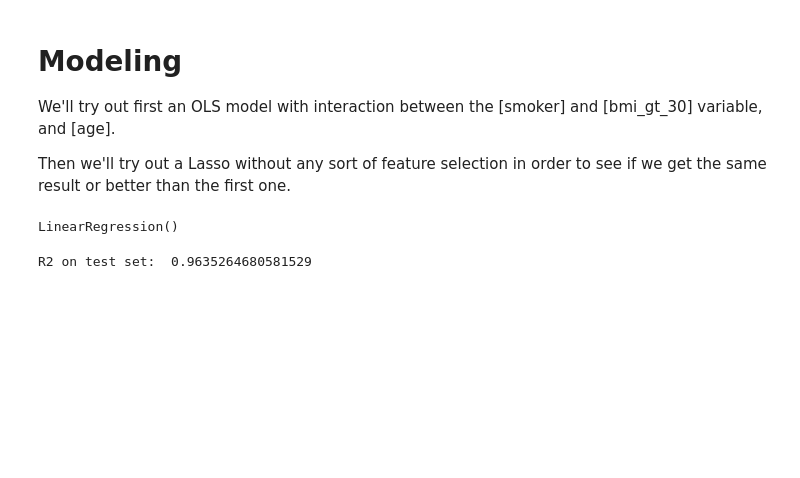
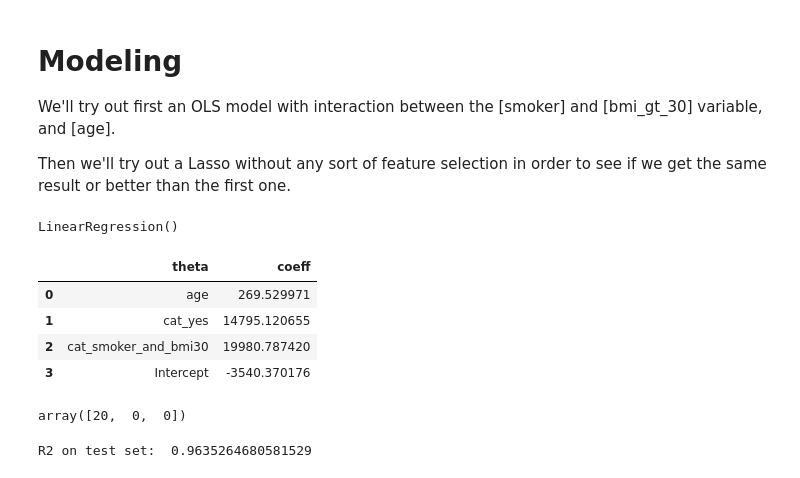
Before and after one commit to jesupb/Data_Science_Toolbox, a Jupyter notebook: 01 - OLS regression/Linear Regression Exploration.ipynb, the cells around one changed output. Cells and saved outputs as stored; diff of their text form; code cells hidden in the pictures; blank space fills up the shorter version.

```diff
--- a/01 - OLS regression/Linear Regression Exploration.ipynb
+++ b/01 - OLS regression/Linear Regression Exploration.ipynb
@@ -234,6 +234,23 @@ lin_reg.fit(X_train_1,y_train) # Note: x_0 =1 is no need to add, sklearn will ta
 #parameter_df
 # %% [output]
 LinearRegression()
+# %%
+pd.DataFrame({
+    'theta' : np.append(lin_reg.feature_names_in_, 'Intercept'),
+    'coeff' : np.append(lin_reg.coef_,lin_reg.intercept_)
+})
+# %% [output]
+|  | theta | coeff |
+| 0 | age | 269.529971 |
+| 1 | cat_yes | 14795.120655 |
+| 2 | cat_smoker_and_bmi30 | 19980.787420 |
+| 3 | Intercept | -3540.370176 |
+# %%
+my_x = np.array([20,0,0])
+my_x
+#lin_reg.predict()
+# %% [output]
+array([20,  0,  0])
 # %%
 # Evaluate my model
 y_pred_1 = lin_reg.predict(X_test_1)
```
Also changed, not shown: parts of 4 cells of this notebook.
